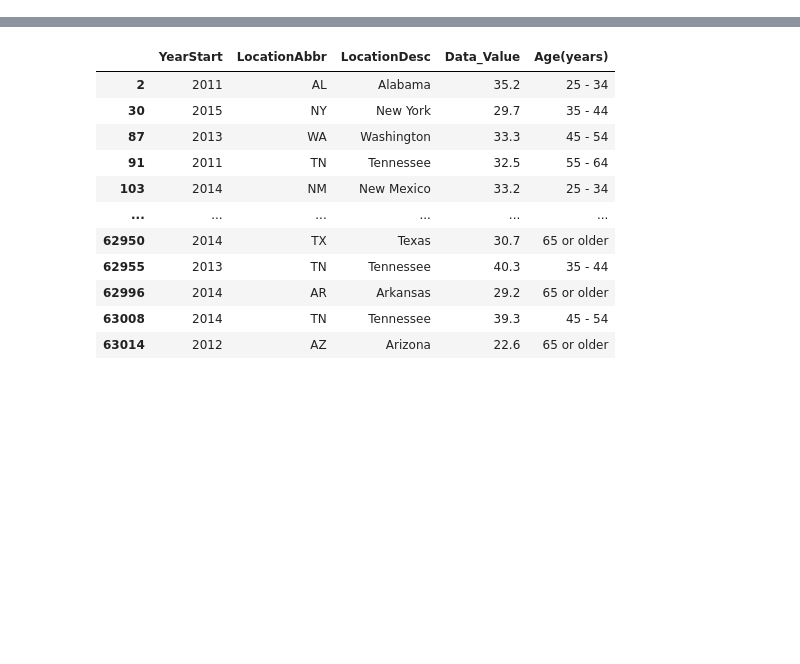
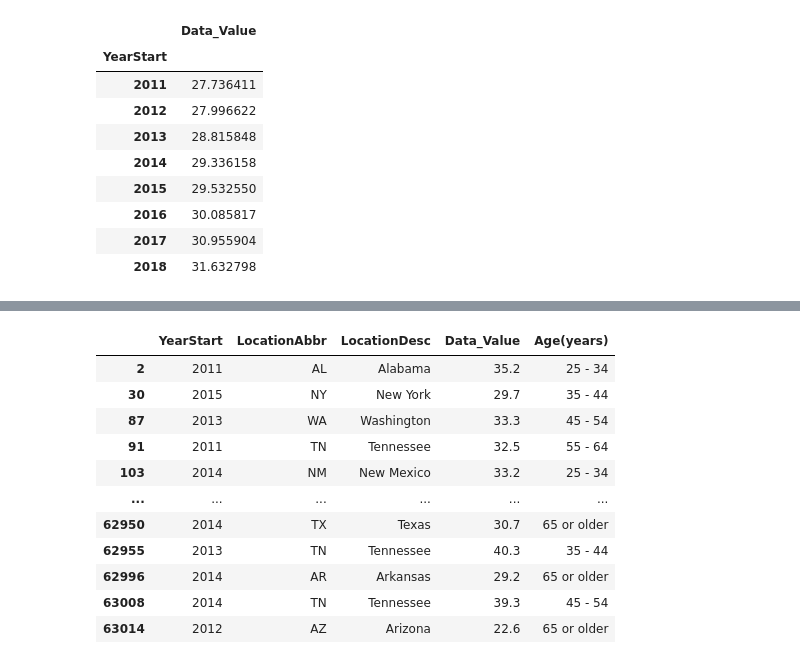
Before and after one commit to atpappa/Project1, a Jupyter notebook: DataExploration/cdc_data - Copy2.ipynb, the cells around one changed output, grey strips where cells are left out. Drawn from its saved outputs; the diff is of its cells as text; code cells hidden in the pictures; blank space fills up the shorter version.

```diff
--- a/DataExploration/cdc_data - Copy2.ipynb
+++ b/DataExploration/cdc_data - Copy2.ipynb
@@ -31,0 +51,15 @@ trim_data = trim_data.loc[(trim_data["Question"] == "Percent of adults aged 18 y
+# %%
+year_df = year_data.groupby("YearStart")
+
+year_df.mean().head(15)
+# %% [output]
+|  | Data_Value |
+| YearStart |  |
+| 2011 | 27.736411 |
+| 2012 | 27.996622 |
+| 2013 | 28.815848 |
+| 2014 | 29.336158 |
+| 2015 | 29.532550 |
+| 2016 | 30.085817 |
+| 2017 | 30.955904 |
+| 2018 | 31.632798 |
```
Also changed, not shown: parts of 6 cells of this notebook.
